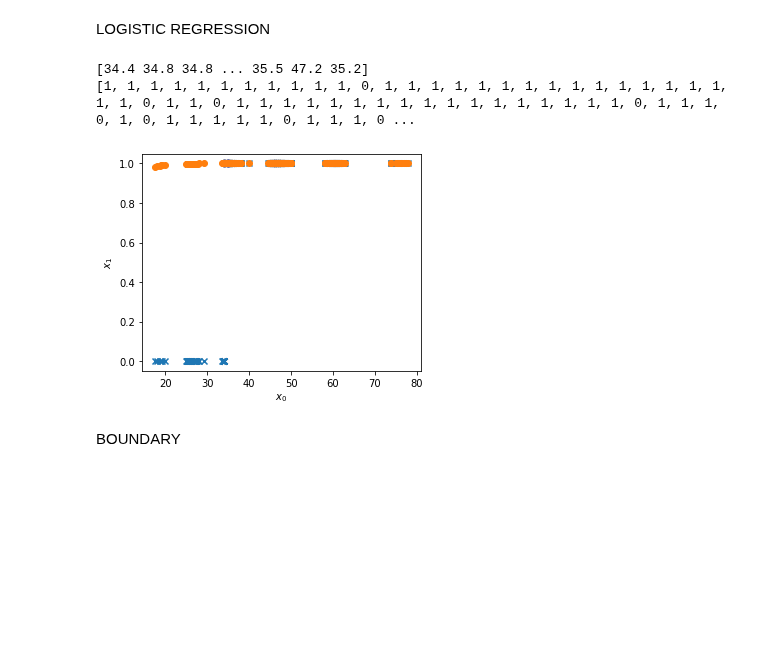
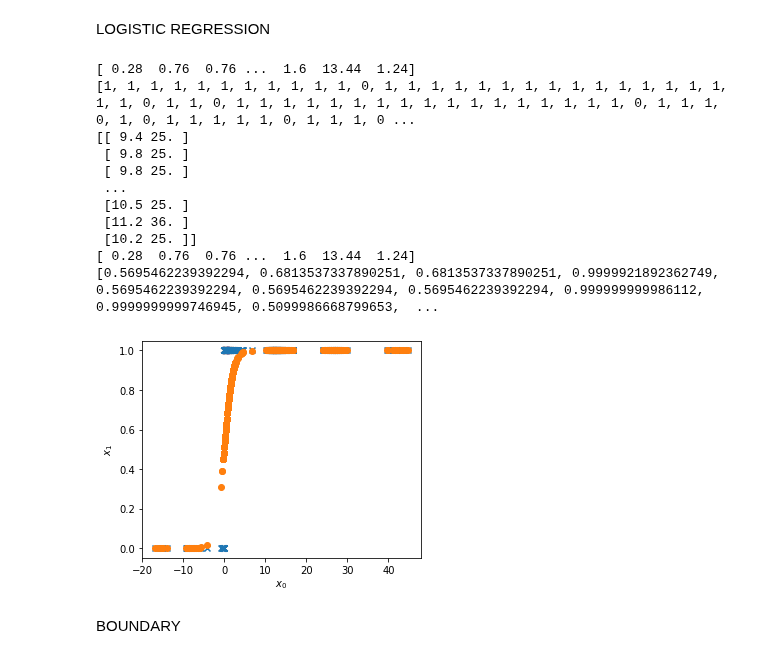
Before and after one commit to HenriS67/wineQualityPrediction, a Jupyter notebook: TPclassification.ipynb, the cells around one changed output. Saved outputs shown, nothing was run; the diff lists cells and outputs as text; code cells hidden in the pictures; blank space fills up the shorter version.

```diff
--- a/TPclassification.ipynb
+++ b/TPclassification.ipynb
@@ -110,29 +110,40 @@ def sigmoid(z):
 # %%
 x_plot=[]
 for loop in range(len(x)):
-    x_plot.append(x[loop,0]+x[loop,1]*x[loop,1])
+    x_plot.append(1.2*x[loop,0]+x[loop,1]*x[loop,1]-(11+5*5))
 x_plot=np.asarray(x_plot)
+xf=np.copy(x)
+for loop in range(len(x)):
+    xf[loop,1]=x[loop,1]*x[loop,1]
 
 y_train = y
-print(x_plot)
-print(y_train)
-w_in = 0.4
-b_in = -3
 
-z=x_plot*w_in +b_in
+w_in = np.array([1.2,1])
 
+b_in = -36
+
+z=np.dot(xf,w_in) +b_in
 
 fig,ax = plt.subplots(1,1,figsize=(5,4))
 
 ax.scatter(x_plot,y_train,marker="x")
 ax.scatter(x_plot,sigmoid(z))
 ax.set_ylabel(r'$x_1$')
 ax.set_xlabel(r'$x_0$')
 plt.show()
 # %% [output]
-[34.4 34.8 34.8 ... 35.5 47.2 35.2]
+[ 0.28  0.76  0.76 ...  1.6  13.44  1.24]
 [1, 1, 1, 1, 1, 1, 1, 1, 1, 1, 1, 0, 1, 1, 1, 1, 1, 1, 1, 1, 1, 1, 1, 1, 1, 1, 1, 1, 1, 0, 1, 1, 0, 1, 1, 1, 1, 1, 1, 1, 1, 1, 1, 1, 1, 1, 1, 1, 1, 1, 0, 1, 1, 1, 0, 1, 0, 1, 1, 1, 1, 1, 0, 1, 1, 1, 0 ...
+[[ 9.4 25. ]
+ [ 9.8 25. ]
+ [ 9.8 25. ]
+ ...
+ [10.5 25. ]
+ [11.2 36. ]
+ [10.2 25. ]]
+[ 0.28  0.76  0.76 ...  1.6  13.44  1.24]
+[0.5695462239392294, 0.6813537337890251, 0.6813537337890251, 0.9999921892362749, 0.5695462239392294, 0.5695462239392294, 0.5695462239392294, 0.999999999986112, 0.9999999999746945, 0.5099986668799653,  ...
-[figure, old version]
+[figure, new version]
 # %% [markdown]
 BOUNDARY
 # %%
```
Also changed, not shown: parts of 3 cells of this notebook.
